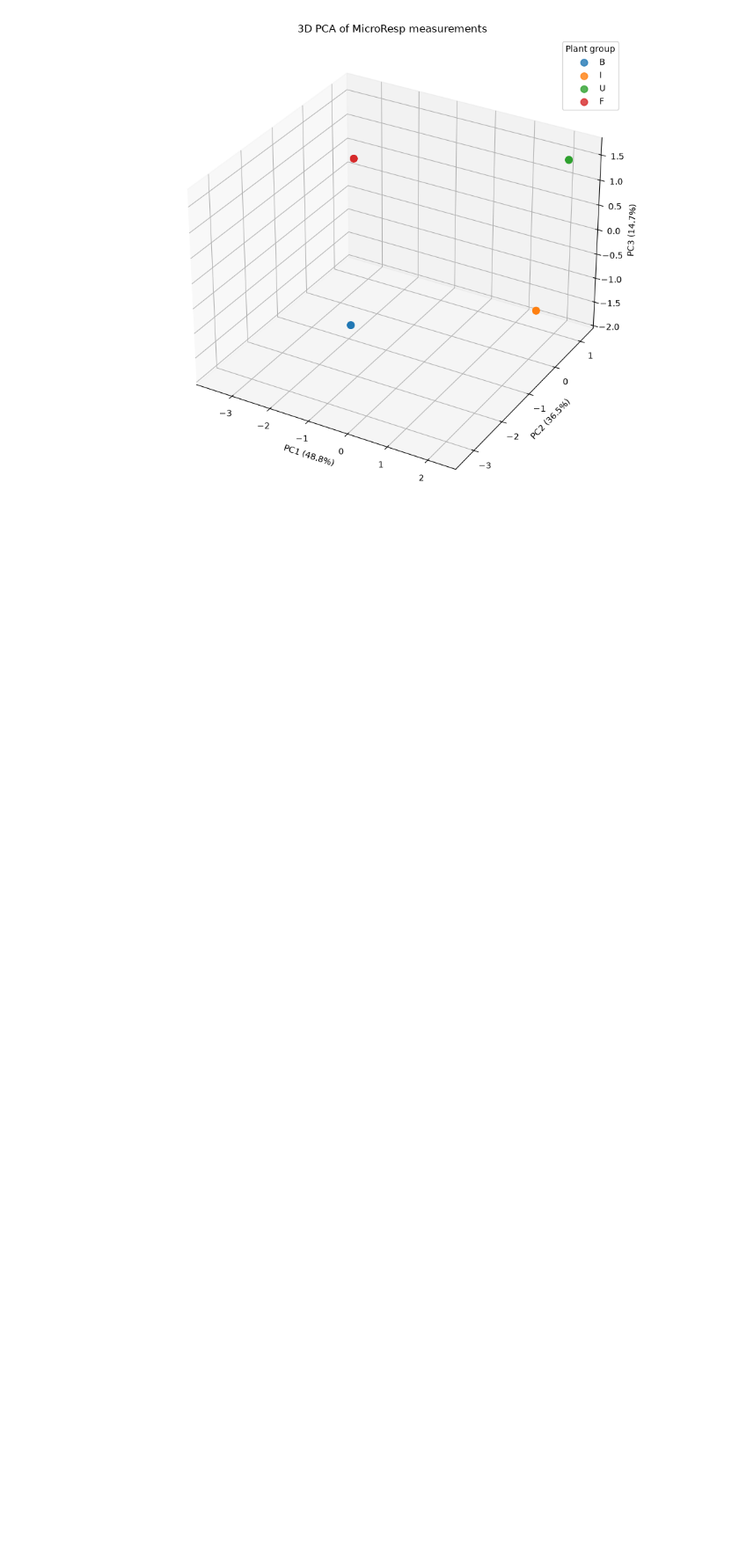
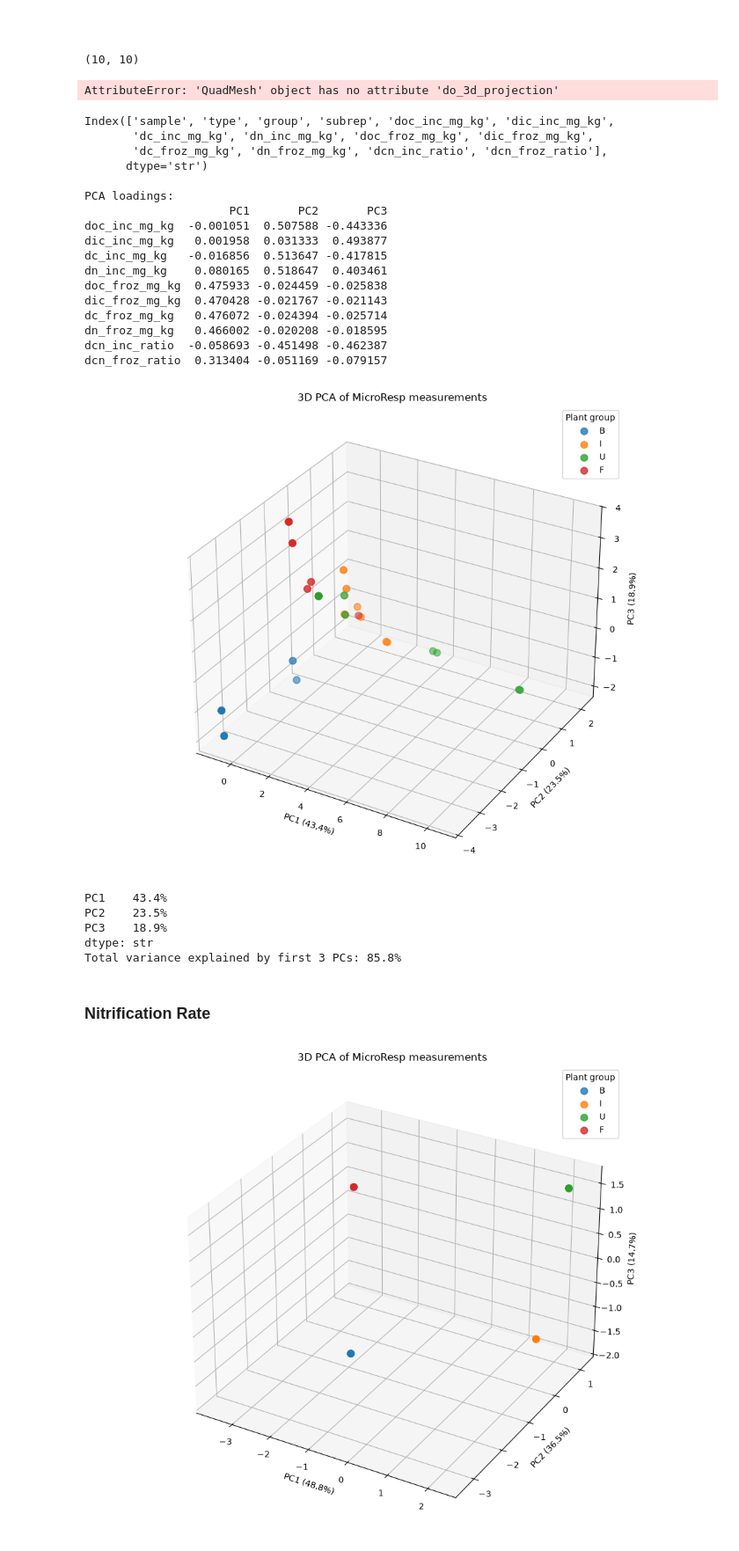
Before and after one commit to danielsehr/GEO6, a Jupyter notebook: src/geo6/main.ipynb, the cells around one changed output. Shown at 88% size. Drawn from its saved outputs; the diff is of its cells as text; code cells hidden in the pictures; blank space fills up the shorter version.

```diff
--- a/src/geo6/main.ipynb
+++ b/src/geo6/main.ipynb
@@ -118,3 +56,63 @@ sir_1_F2_mg_per_g_h  0.293973 -0.363884 -0.122072
+# %% [markdown]
+##
+# %%
+# print(data.dissolved_carbon_nitrogen.columns)
+import numpy as np
+
+features = ['doc_inc_mg_kg', 'dic_inc_mg_kg',
+       'dc_inc_mg_kg', 'dn_inc_mg_kg', 'doc_froz_mg_kg', 'dic_froz_mg_kg',
+       'dc_froz_mg_kg', 'dn_froz_mg_kg', 'dcn_inc_ratio', 'dcn_froz_ratio']
+
+df_pca, X_scaled = prepare_pca_data(df=data.dissolved_carbon_nitrogen, features=features)
+
+corr = np.corrcoef(X_scaled, rowvar=False)
+print(corr.shape)
+
+if corr is not None:
+    sns.heatmap(
+       corr,
+       xticklabels=features,
+       yticklabels=features,
+       vmin=-1,
+       vmax=1,
+       center=0,
+       cmap="vlag",
+       annot=True,
+       fmt=".2f",
+)
+    plt.title("Correlation between MicroResp variables")
+    plt.show()
+# %% [output]
+(10, 10)
+AttributeError: 'QuadMesh' object has no attribute 'do_3d_projection'
+# %%
+perform_pca(df=data.dissolved_carbon_nitrogen, features=features)
+# %% [output]
+Index(['sample', 'type', 'group', 'subrep', 'doc_inc_mg_kg', 'dic_inc_mg_kg',
+       'dc_inc_mg_kg', 'dn_inc_mg_kg', 'doc_froz_mg_kg', 'dic_froz_mg_kg',
+       'dc_froz_mg_kg', 'dn_froz_mg_kg', 'dcn_inc_ratio', 'dcn_froz_ratio'],
+      dtype='str')
+
+PCA loadings:
+                     PC1       PC2       PC3
+doc_inc_mg_kg  -0.001051  0.507588 -0.443336
+dic_inc_mg_kg   0.001958  0.031333  0.493877
+dc_inc_mg_kg   -0.016856  0.513647 -0.417815
+dn_inc_mg_kg    0.080165  0.518647  0.403461
+doc_froz_mg_kg  0.475933 -0.024459 -0.025838
+dic_froz_mg_kg  0.470428 -0.021767 -0.021143
+dc_froz_mg_kg   0.476072 -0.024394 -0.025714
+dn_froz_mg_kg   0.466002 -0.020208 -0.018595
+dcn_inc_ratio  -0.058693 -0.451498 -0.462387
+dcn_froz_ratio  0.313404 -0.051169 -0.079157
+[figure, added]
+PC1    43.4%
+PC2    23.5%
+PC3    18.9%
+dtype: str
+Total variance explained by first 3 PCs: 85.8%
+# %% [markdown]
+### Nitrification Rate
 # %%
 nitrification_rate = data.nitrification_rate
 
```
Also changed, not shown: parts of 8 cells of this notebook, 1 other file.
